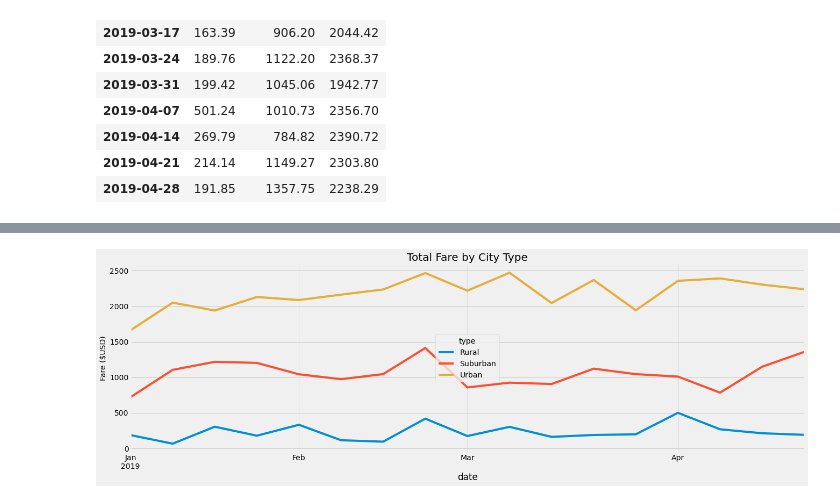
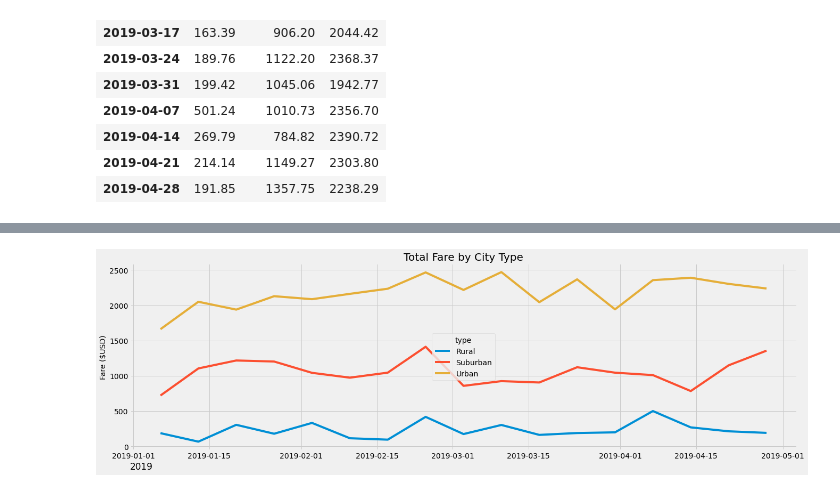
Before and after one commit to bnbullock/PyBer_Analysis, a Jupyter notebook: PyBer_Challenge.ipynb, the cells around one changed output, grey strips where cells are left out. Drawn from its saved outputs; the diff is of its cells as text; code cells hidden in the pictures.

```diff
--- a/PyBer_Challenge.ipynb
+++ b/PyBer_Challenge.ipynb
@@ -257,31 +151,24 @@ memory usage: 544.0 bytes
 # %%
-# 8. Using the object-oriented interface method, plot the resample DataFrame using the df.plot() function.
+# 9. Using the object-oriented interface method, plot the resample DataFrame using the df.plot() function.
 
 # Import the style from Matplotlib.
 from matplotlib import style
 # Use the graph style fivethirtyeight.
 style.use('fivethirtyeight')
 
-
-# Create the plot with ax.plt() - Object Oriented Interface Method
+# Object Oriented Interface Method
 fig, ax = plt.subplots(figsize=(20,6))
-fares_by_city_type = resample_df.plot(ax=ax)
+ax.plot(resample_df, label=True)
 ax.set_title('Total Fare by City Type',fontsize=20)
 ax.set_ylabel('Fare ($USD)',fontsize=14)
+ax.set_xlabel("2019", loc="left")
+ax.legend(resample_df, loc='center', title="type")
+#ax.set_xlim("Jan", "Dec")
+
+#ax.xaxis.set_major_formatter(plt.DateFormatter('%Mmm'))
 
 # Save the figure.
 plt.savefig("analysis/PyBer_fare_summary.png")
 plt.show()
-
-
-
-# Create the ploy using matplotlib
-#fares_by_city_type = resample_df.plot(figsize = (20,6))
-# Add a title
-#fares_by_city_type.set_title('Total Fare by City Type')
-#  Add a x- and y-axis label.
-#fares_by_city_type.set_ylabel('Fare ($USD)'')
-
-#plt.show()
 # %% [output]
-[figure, old version]
+[figure, new version]
```
Also changed, not shown: parts of 10 cells of this notebook, 1 other file.
